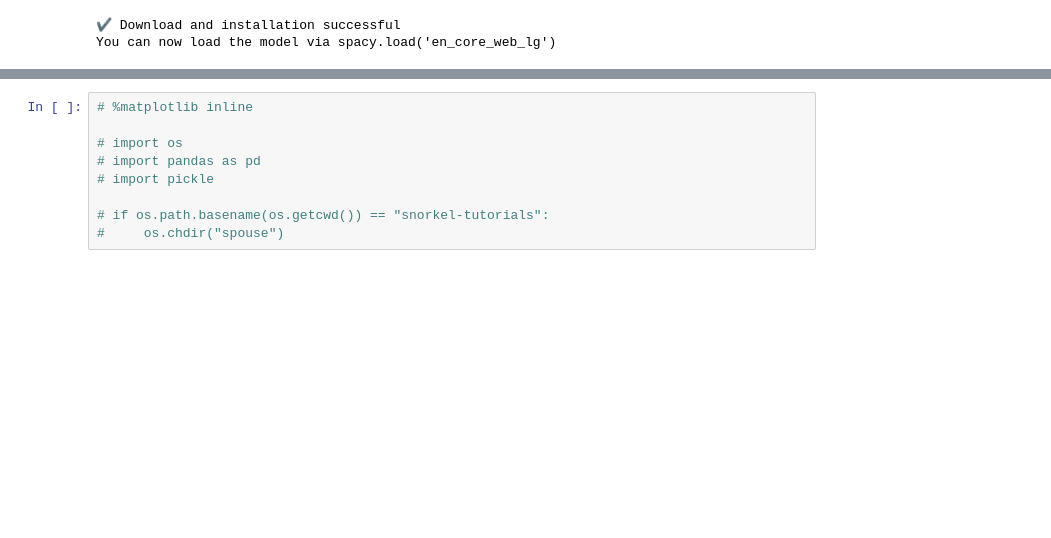
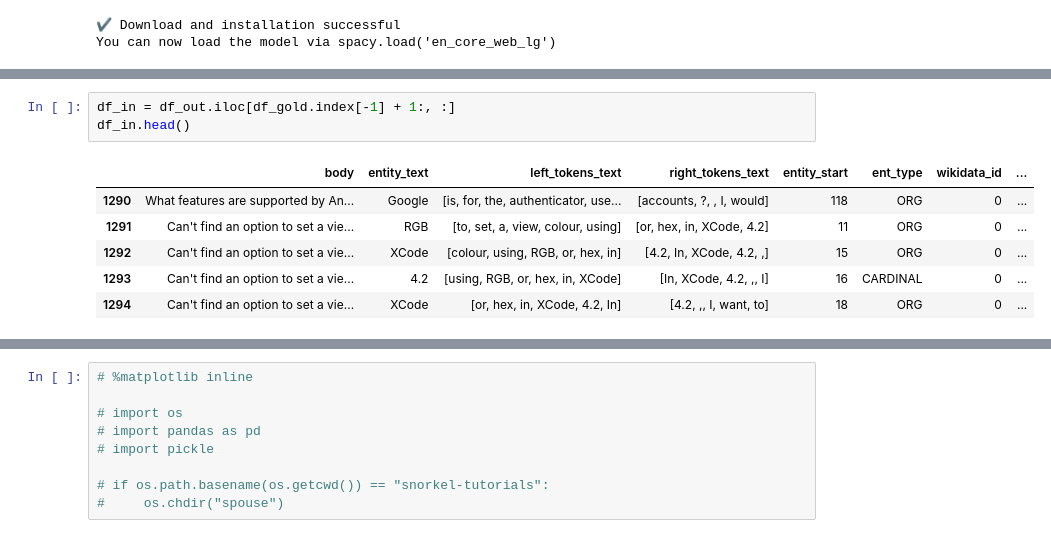
Before and after one commit to laranea/snorkel-tutorials, a Jupyter notebook: spouse/spouse_demo.ipynb, the cells around one changed output, grey strips where cells are left out. Saved outputs shown, nothing was run; the diff lists cells and outputs as text; blank space fills up the shorter version.

```diff
--- a/spouse/spouse_demo.ipynb
+++ b/spouse/spouse_demo.ipynb
@@ -298,0 +225,10 @@ df_dev.head()
+# %%
+df_in = df_out.iloc[df_gold.index[-1] + 1:, :]
+df_in.head()
+# %% [output]
+|  | body | entity_text | left_tokens_text | right_tokens_text | entity_start | ent_type | wikidata_id | ... |
+| 1290 | What features are supported by An... | Google | [is, for, the, authenticator, use... | [accounts, ?, , I, would] | 118 | ORG | 0 | ... |
+| 1291 | Can't find an option to set a vie... | RGB | [to, set, a, view, colour, using] | [or, hex, in, XCode, 4.2] | 11 | ORG | 0 | ... |
+| 1292 | Can't find an option to set a vie... | XCode | [colour, using, RGB, or, hex, in] | [4.2, In, XCode, 4.2, ,] | 15 | ORG | 0 | ... |
+| 1293 | Can't find an option to set a vie... | 4.2 | [using, RGB, or, hex, in, XCode] | [In, XCode, 4.2, ,, I] | 16 | CARDINAL | 0 | ... |
+| 1294 | Can't find an option to set a vie... | XCode | [or, hex, in, XCode, 4.2, In] | [4.2, ,, I, want, to] | 18 | ORG | 0 | ... |
```
Also changed, not shown: parts of 21 cells of this notebook.
